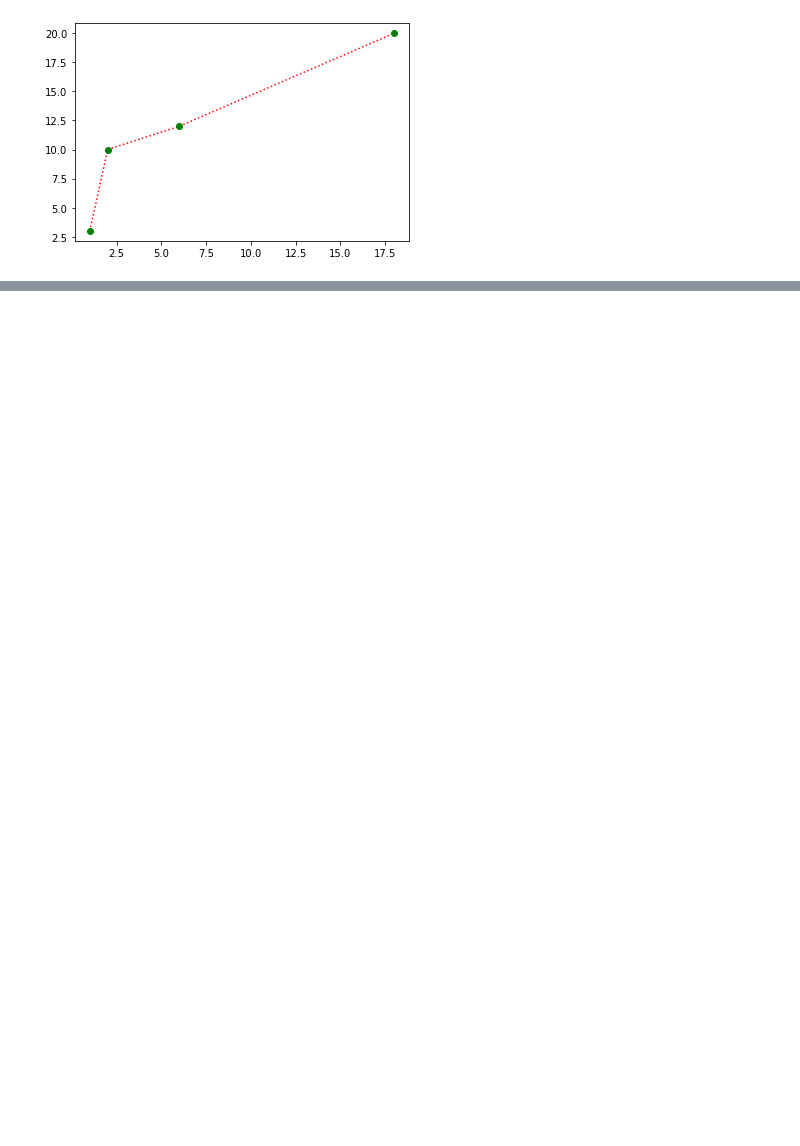
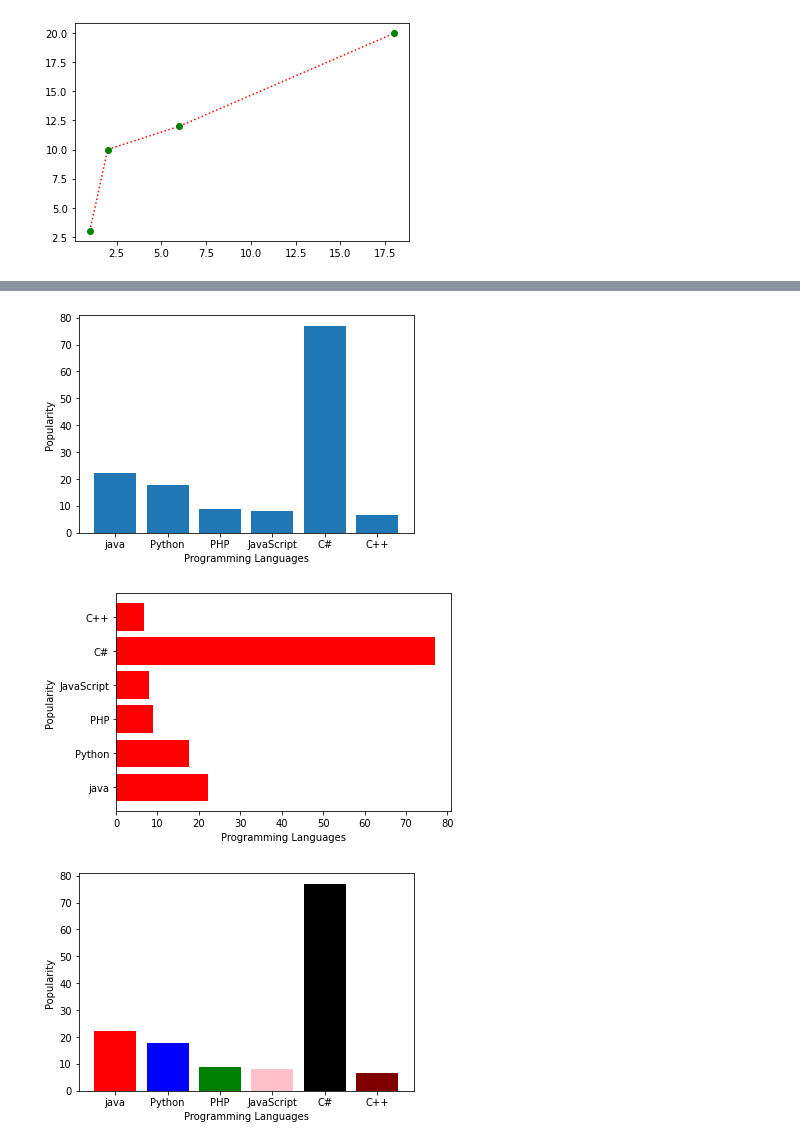
Before and after one commit to najiyanazrinpn/DataScienceLab, a Jupyter notebook: LabCycle1-Exercise3.ipynb, the cells around one changed output, grey strips where cells are left out. Saved outputs shown, nothing was run; the diff lists cells and outputs as text; code cells hidden in the pictures; blank space fills up the shorter version.

```diff
--- a/LabCycle1-Exercise3.ipynb
+++ b/LabCycle1-Exercise3.ipynb
@@ -40,0 +98,34 @@ k
+# %%
+'''6. Consider the following data.
+Programming
+languages:
+Java Python PHP JavaScript C# C++
+Popularity 22.2 17.6 8.8 8 77 6.7
+(i) Write a Python programming to display a bar chart of the popularity of programming Languages.
+(ii) Write a Python programming to display a horizontal bar chart of the popularity of programming
+Languages(Give Red colour to the bar chart).
+(iii) Write a Python programming to display a bar chart of the popularity of programming Languages.
+Use different color for each bar.'''
+
+x_pts = ["java", "Python", "PHP", "JavaScript", "C#", "C++"]
+y_pts = [22.2, 17.6, 8.8, 8, 77, 6.7]
+
+plt.bar(x_pts, y_pts)
+plt.xlabel("Programming Languages")
+plt.ylabel("Popularity")
+plt.show()
+
+plt.barh(x_pts, y_pts, color="r")
+plt.xlabel("Programming Languages")
+plt.ylabel("Popularity")
+plt.show()
+
+clr = ['red','blue','green','pink','black','maroon']
+plt.bar(x_pts, y_pts, color=clr)
+plt.xlabel("Programming Languages")
+plt.ylabel("Popularity")
+plt.show()
+# %% [output]
+[figure, added]
+[figure, added]
+[figure, added]
```
Also changed, not shown: parts of 10 cells of this notebook.
